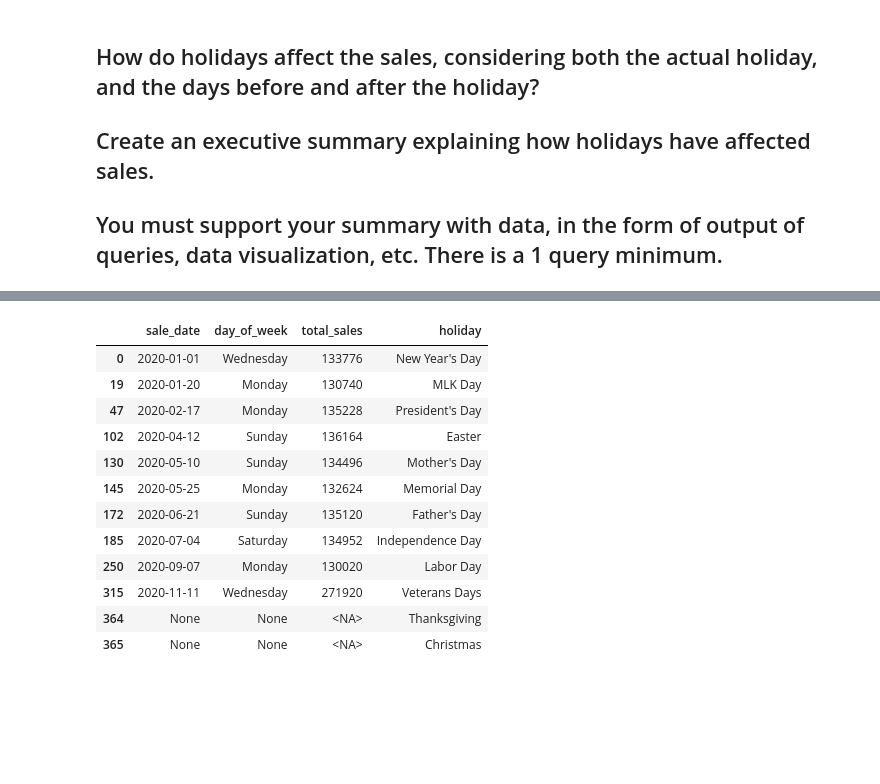
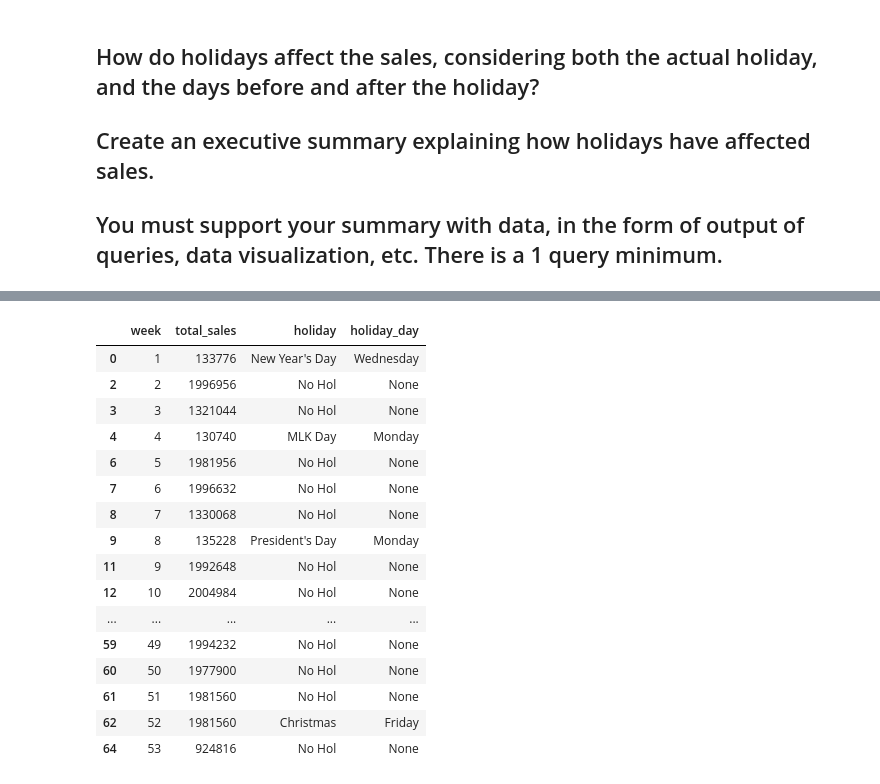
Before and after one commit to morinlandon12/ucb_mids_w205_project_1, a Jupyter notebook: project_1_4.ipynb, the cells around one changed output, grey strips where cells are left out. Cells and saved outputs as stored; diff of their text form; code cells hidden in the pictures; blank space fills up the shorter version.

```diff
--- a/project_1_4.ipynb
+++ b/project_1_4.ipynb
@@ -133,17 +134,0 @@ df1
-# %%
-df2 = df.loc[df['holiday'].isna() == False]
-df2
-# %% [output]
-|  | sale_date | day_of_week | total_sales | holiday |
-| 0 | 2020-01-01 | Wednesday | 133776 | New Year's Day |
-| 19 | 2020-01-20 | Monday | 130740 | MLK Day |
-| 47 | 2020-02-17 | Monday | 135228 | President's Day |
-| 102 | 2020-04-12 | Sunday | 136164 | Easter |
-| 130 | 2020-05-10 | Sunday | 134496 | Mother's Day |
-| 145 | 2020-05-25 | Monday | 132624 | Memorial Day |
-| 172 | 2020-06-21 | Sunday | 135120 | Father's Day |
-| 185 | 2020-07-04 | Saturday | 134952 | Independence Day |
-| 250 | 2020-09-07 | Monday | 130020 | Labor Day |
-| 315 | 2020-11-11 | Wednesday | 271920 | Veterans Days |
-| 364 | None | None | <NA> | Thanksgiving |
-| 365 | None | None | <NA> | Christmas |
@@ -149,0 +181,48 @@ df2
+# %%
+rollback_before_flag = True
+rollback_after_flag = True
+
+
+query = """
+
+select case
+           when h.description is null then extract('week' from sa.sale_date)
+           else extract('week' from h.holiday_date)
+           end week,
+       sum(sa.total_amount) as total_sales,
+       h.description as holiday,
+       to_char(date_trunc('day', h.holiday_date), 'Day') as holiday_day
+from sales as sa
+    full join holidays as h
+        on h.holiday_date = sa.sale_date
+group by week, h.description, h.holiday_date
+order by week
+
+
+"""
+
+df1 = my_select_query_pandas(query, rollback_before_flag, rollback_after_flag)
+df1.loc[:,'total_sales'] = df1.loc[:,'total_sales'].ffill()
+
+df1 = df1.sort_values('holiday').drop_duplicates(subset = 'week', keep = 'first')
+df1 = df1.sort_values('week')
+df1['holiday'] = df1['holiday'].fillna('No Hol')
+df1
+# %% [output]
+|  | week | total_sales | holiday | holiday_day |
+| 0 | 1 | 133776 | New Year's Day | Wednesday |
+| 2 | 2 | 1996956 | No Hol | None |
+| 3 | 3 | 1321044 | No Hol | None |
+| 4 | 4 | 130740 | MLK Day | Monday |
+| 6 | 5 | 1981956 | No Hol | None |
+| 7 | 6 | 1996632 | No Hol | None |
+| 8 | 7 | 1330068 | No Hol | None |
+| 9 | 8 | 135228 | President's Day | Monday |
+| 11 | 9 | 1992648 | No Hol | None |
+| 12 | 10 | 2004984 | No Hol | None |
+| ... | ... | ... | ... | ... |
+| 59 | 49 | 1994232 | No Hol | None |
+| 60 | 50 | 1977900 | No Hol | None |
+| 61 | 51 | 1981560 | No Hol | None |
+| 62 | 52 | 1981560 | Christmas | Friday |
+| 64 | 53 | 924816 | No Hol | None |
```
Also changed, not shown: parts of 18 cells of this notebook, 1 other file.
